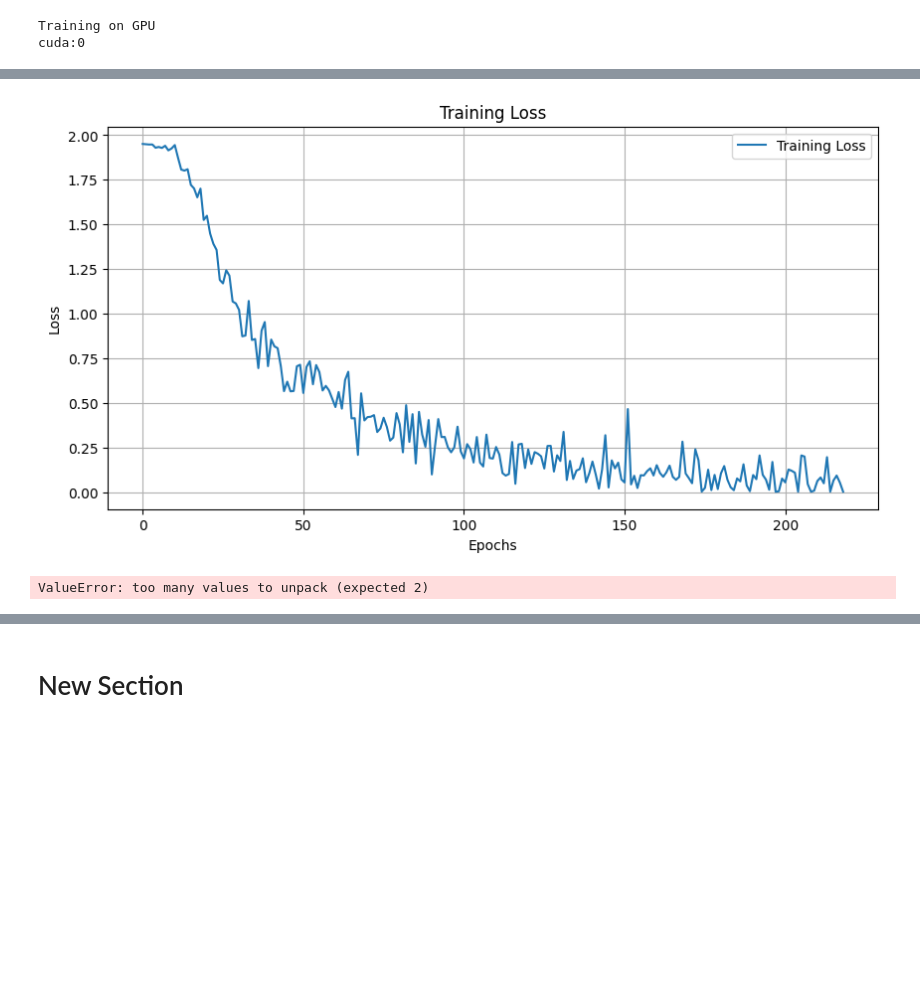
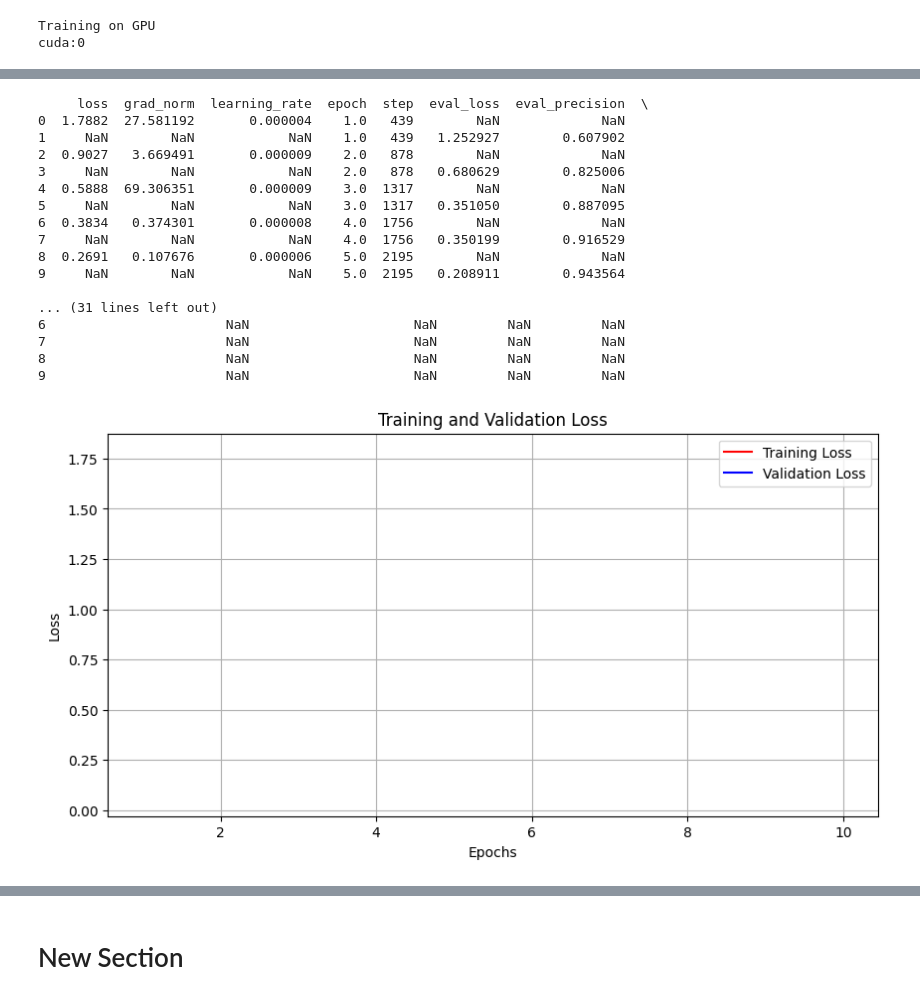
Before and after one commit to demekeendalie/Fine-tuning-bert-model-for-amharic-news-classification, a Jupyter notebook: Fine_tuning_BERT_for_Amharic_news_classification.ipynb, the cells around one changed output, grey strips where cells are left out. Drawn from its saved outputs; the diff is of its cells as text; code cells hidden in the pictures; blank space fills up the shorter version.

```diff
--- a/Fine_tuning_BERT_for_Amharic_news_classification.ipynb
+++ b/Fine_tuning_BERT_for_Amharic_news_classification.ipynb
@@ -469,9 +423,10 @@ def custom_metrics(eval_pred):
 # #load an optimizer
 # optimizer = AdamW(model.parameters(), lr=5e-5)
 training_args = TrainingArguments(
-   f"training_with_callbacks",
+   output_dir="./results",
    eval_strategy='epoch',
    save_strategy='epoch',
+   logging_strategy='epoch',
    num_train_epochs=10,
    learning_rate=1e-5,
    per_device_train_batch_size=4,  # batch size per device during training
@@ -552,52 +490,42 @@ import matplotlib.pyplot as plt
 # %%
 import matplotlib.pyplot as plt
 
 # Assuming you have stored the losses during training in these lists
-train_losses = trainer.state.log_history  # This contains log history with losses
-train_loss_values = []
-
-
-for log in train_losses:
-    if 'loss' in log:
-        train_loss_values.append(log['loss'])
-
+data=pd.DataFrame(trainer.state.log_history)
+print(data.head(10))
+data=data.iloc[:200]
+train_losses=data['loss']
+eval_losses=data['eval_loss']
+epoch=data['epoch']
 # Plotting
 plt.figure(figsize=(10, 5))
-plt.plot(train_loss_values, label='Training Loss')
-plt.title('Training Loss')
-plt.xlabel('Steps')
+plt.plot(epoch,train_losses, label='Training Loss', color='red')
+plt.plot(epoch, eval_losses, label='Validation Loss', color='blue')
+plt.title('Training and Validation Loss')
+plt.xlabel('Epochs')
 plt.ylabel('Loss')
 plt.legend()
 plt.grid()
 plt.show()
 # %% [output]
+     loss  grad_norm  learning_rate  epoch  step  eval_loss  eval_precision  \
+0  1.7882  27.581192       0.000004    1.0   439        NaN             NaN
+1     NaN        NaN            NaN    1.0   439   1.252927        0.607902
+2  0.9027   3.669491       0.000009    2.0   878        NaN             NaN
+3     NaN        NaN            NaN    2.0   878   0.680629        0.825006
+4  0.5888  69.306351       0.000009    3.0  1317        NaN             NaN
+5     NaN        NaN            NaN    3.0  1317   0.351050        0.887095
+6  0.3834   0.374301       0.000008    4.0  1756        NaN             NaN
+7     NaN        NaN            NaN    4.0  1756   0.350199        0.916529
+8  0.2691   0.107676       0.000006    5.0  2195        NaN             NaN
+9     NaN        NaN            NaN    5.0  2195   0.208911        0.943564
+
+... (31 lines left out)
+6                       NaN                     NaN         NaN         NaN
+7                       NaN                     NaN         NaN         NaN
+8                       NaN                     NaN         NaN         NaN
+9                       NaN                     NaN         NaN         NaN
-[figure, old version]
+[figure, new version]
-# %%
-import matplotlib.pyplot as plt
-
-data=pd.DataFrame(trainer.state.log_history)
-data=data.head(200)
-train_losses=data['loss']
-eval_losses=data['eval_loss']
-steps=data['step']
-
-    # Create the plot
-plt.figure(figsize=(10, 6))
-    # Plot train_losses and eval_loss against steps
-plt.plot(steps,train_losses,lable="training loss", color='blue')
-plt.plot(steps, eval_losses,  label='Validation Loss', color='red')
-
-    # Customize the plot
-plt.xlabel('Training Steps')
-plt.ylabel('Loss')
-plt.title('Training and Validation Loss Over Training Steps')
-plt.legend()
-plt.grid(True)
-
-    # Display the plot
-plt.show()
-# %% [output]
-ValueError: too many values to unpack (expected 2)
 # %%
 
 from sklearn.metrics import confusion_matrix
```
Also changed, not shown: parts of 24 cells of this notebook.
